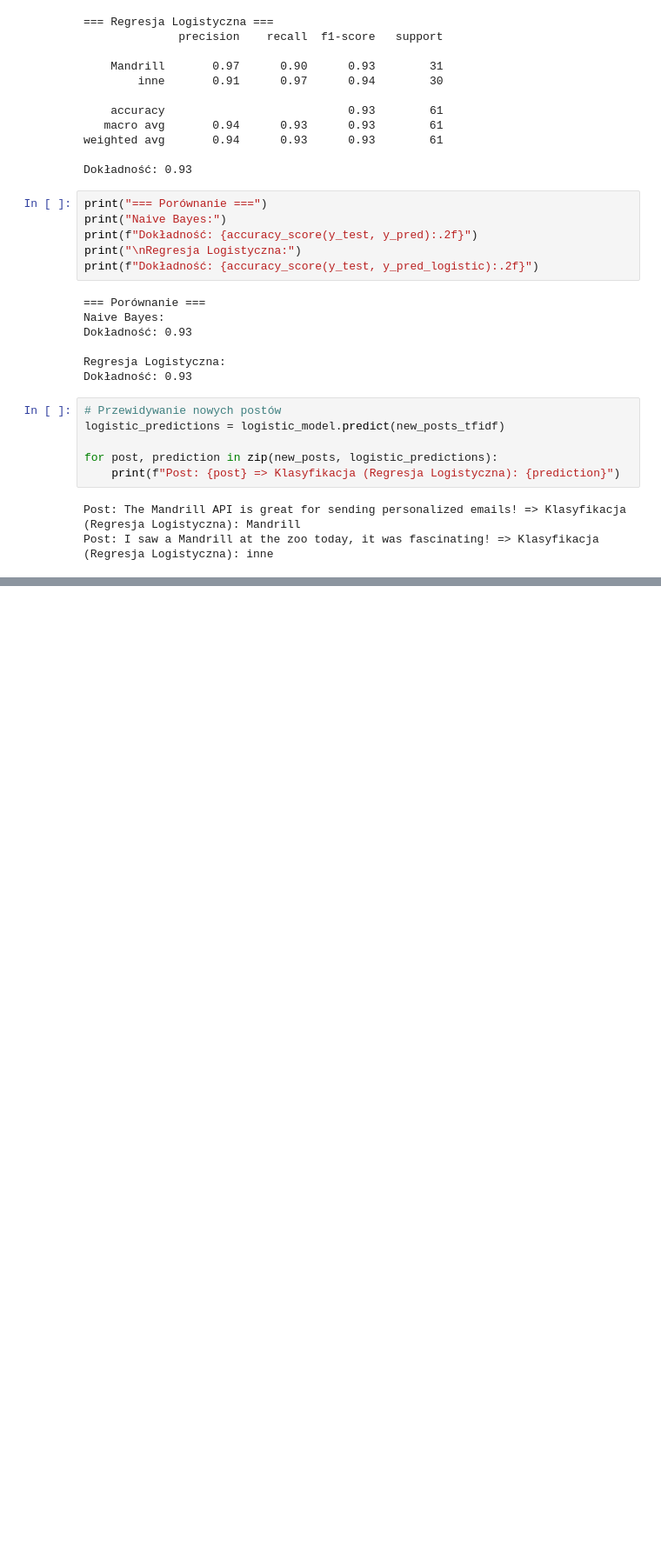
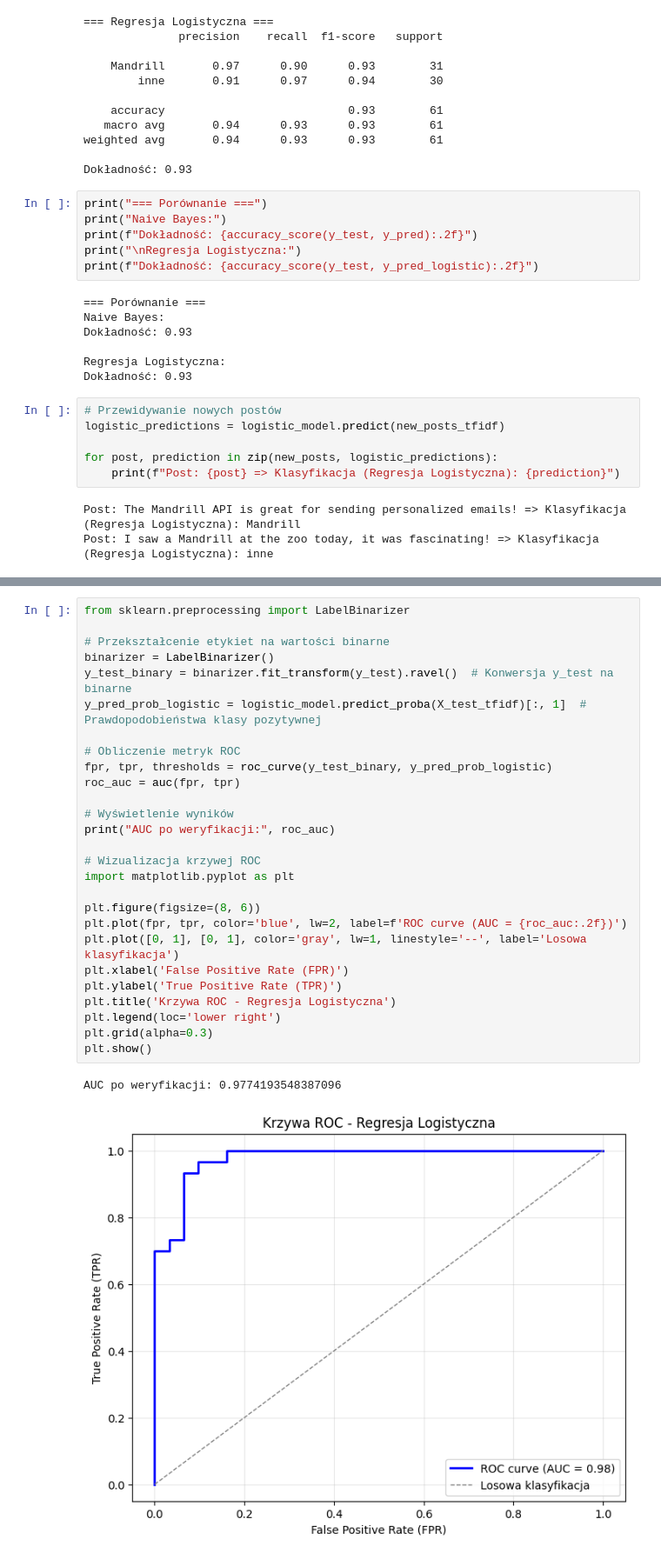
Before and after one commit to userofpi/Mandrill, a Jupyter notebook: ZAD3_2.ipynb, the cells around one changed output, grey strips where cells are left out. Shown at 87% size. Drawn from its saved outputs; the diff is of its cells as text; blank space fills up the shorter version.

```diff
--- a/ZAD3_2.ipynb
+++ b/ZAD3_2.ipynb
@@ -150,0 +164,30 @@ ValueError: y_true takes value in {'Mandrill', 'inne'} and pos_label is not spec
+# %%
+from sklearn.preprocessing import LabelBinarizer
+
+# Przekształcenie etykiet na wartości binarne
+binarizer = LabelBinarizer()
+y_test_binary = binarizer.fit_transform(y_test).ravel()  # Konwersja y_test na binarne
+y_pred_prob_logistic = logistic_model.predict_proba(X_test_tfidf)[:, 1]  # Prawdopodobieństwa klasy pozytywnej
+
+# Obliczenie metryk ROC
+fpr, tpr, thresholds = roc_curve(y_test_binary, y_pred_prob_logistic)
+roc_auc = auc(fpr, tpr)
+
+# Wyświetlenie wyników
+print("AUC po weryfikacji:", roc_auc)
+
+# Wizualizacja krzywej ROC
+import matplotlib.pyplot as plt
+
+plt.figure(figsize=(8, 6))
+plt.plot(fpr, tpr, color='blue', lw=2, label=f'ROC curve (AUC = {roc_auc:.2f})')
+plt.plot([0, 1], [0, 1], color='gray', lw=1, linestyle='--', label='Losowa klasyfikacja')
+plt.xlabel('False Positive Rate (FPR)')
+plt.ylabel('True Positive Rate (TPR)')
+plt.title('Krzywa ROC - Regresja Logistyczna')
+plt.legend(loc='lower right')
+plt.grid(alpha=0.3)
+plt.show()
+# %% [output]
+AUC po weryfikacji: 0.9774193548387096
+[figure, added]
```
Also changed, not shown: parts of 3 cells of this notebook.
